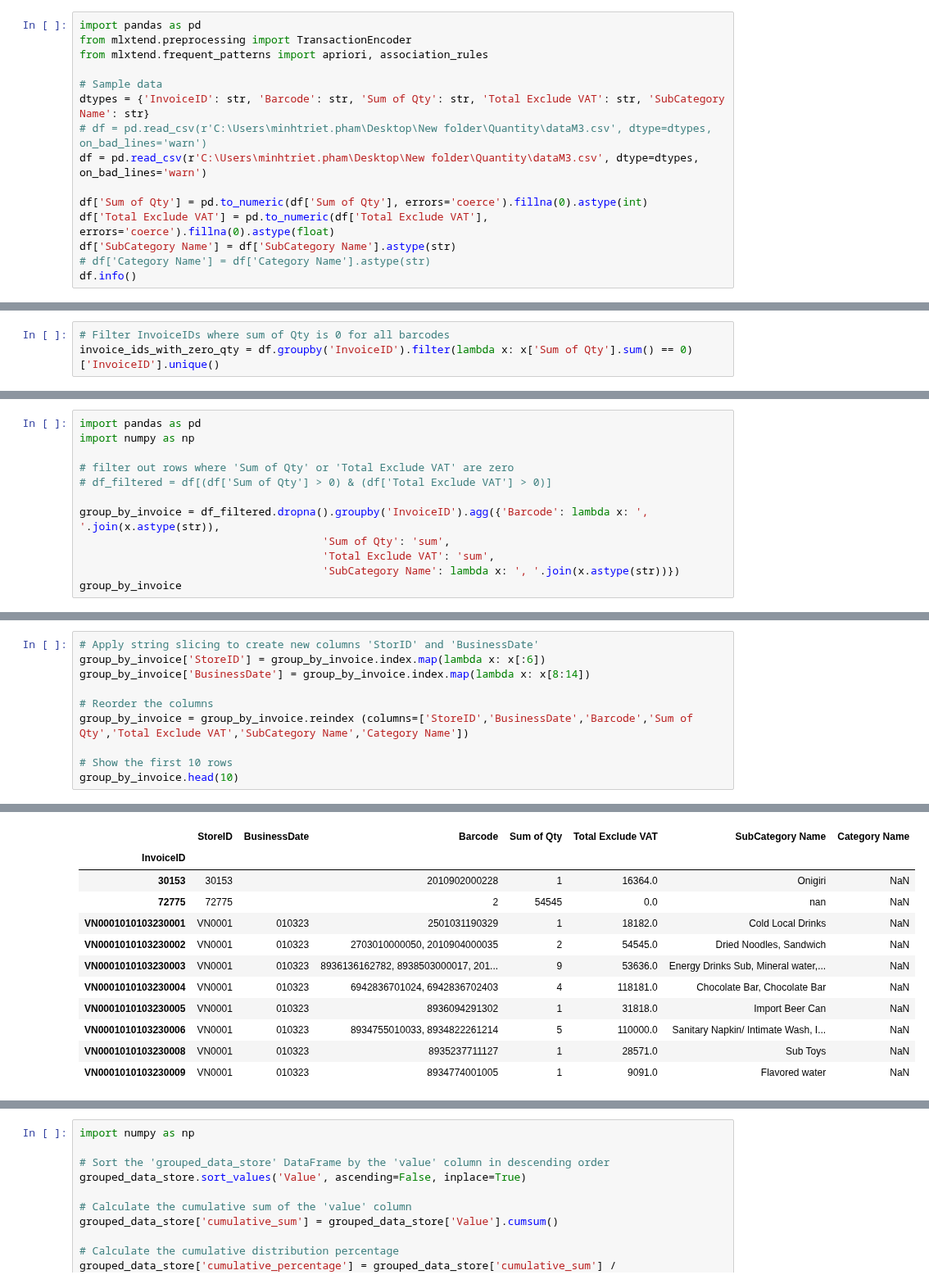
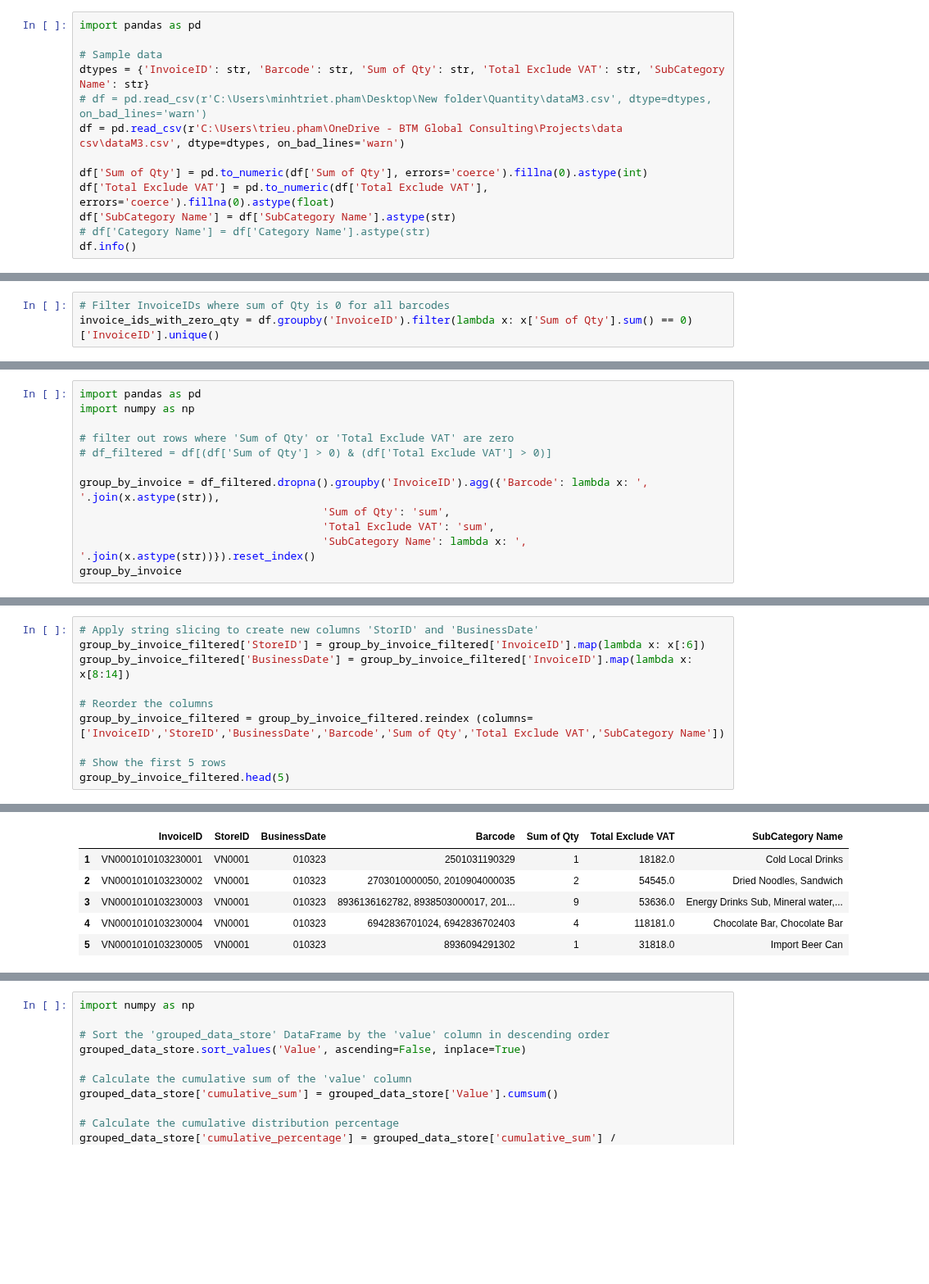
Before and after one commit to TrieuPH/python, a Jupyter notebook: Python/Data Analysis/Basket-Analysis_v3.4_Triet.ipynb, the cells around one changed output, grey strips where cells are left out. Shown at 82% size. Saved outputs shown, nothing was run; the diff lists cells and outputs as text; blank space fills up the shorter version.

```diff
--- a/Python/Data Analysis/Basket-Analysis_v3.4_Triet.ipynb
+++ b/Python/Data Analysis/Basket-Analysis_v3.4_Triet.ipynb
@@ -61,13 +61,11 @@ with concurrent.futures.ThreadPoolExecutor() as executor:
     #     executor.submit(excel2csv,file)
 # %%
 import pandas as pd
-from mlxtend.preprocessing import TransactionEncoder
-from mlxtend.frequent_patterns import apriori, association_rules
 
 # Sample data
 dtypes = {'InvoiceID': str, 'Barcode': str, 'Sum of Qty': str, 'Total Exclude VAT': str, 'SubCategory Name': str}
 # df = pd.read_csv(r'C:\Users\minhtriet.pham\Desktop\New folder\Quantity\dataM3.csv', dtype=dtypes, on_bad_lines='warn')
-df = pd.read_csv(r'C:\Users\minhtriet.pham\Desktop\New folder\Quantity\dataM3.csv', dtype=dtypes, on_bad_lines='warn')
+df = pd.read_csv(r'C:\Users\trieu.pham\OneDrive - BTM Global Consulting\Projects\data csv\dataM3.csv', dtype=dtypes, on_bad_lines='warn')
 
 df['Sum of Qty'] = pd.to_numeric(df['Sum of Qty'], errors='coerce').fillna(0).astype(int)
 df['Total Exclude VAT'] = pd.to_numeric(df['Total Exclude VAT'], errors='coerce').fillna(0).astype(float)
@@ -154,6 +152,6 @@ import numpy as np
 group_by_invoice = df_filtered.dropna().groupby('InvoiceID').agg({'Barcode': lambda x: ', '.join(x.astype(str)),
                                       'Sum of Qty': 'sum',
                                       'Total Exclude VAT': 'sum',
-                                      'SubCategory Name': lambda x: ', '.join(x.astype(str))})
+                                      'SubCategory Name': lambda x: ', '.join(x.astype(str))}).reset_index()
 group_by_invoice
 # %% [output]
@@ -369,11 +365,11 @@ grouped_data.to_csv('groupdataM3.csv')
 # %%
 # Apply string slicing to create new columns 'StorID' and 'BusinessDate'
-group_by_invoice['StoreID'] = group_by_invoice.index.map(lambda x: x[:6])
-group_by_invoice['BusinessDate'] = group_by_invoice.index.map(lambda x: x[8:14])
+group_by_invoice_filtered['StoreID'] = group_by_invoice_filtered['InvoiceID'].map(lambda x: x[:6])
+group_by_invoice_filtered['BusinessDate'] = group_by_invoice_filtered['InvoiceID'].map(lambda x: x[8:14])
 
 # Reorder the columns
-group_by_invoice = group_by_invoice.reindex (columns=['StoreID','BusinessDate','Barcode','Sum of Qty','Total Exclude VAT','SubCategory Name','Category Name'])
+group_by_invoice_filtered = group_by_invoice_filtered.reindex (columns=['InvoiceID','StoreID','BusinessDate','Barcode','Sum of Qty','Total Exclude VAT','SubCategory Name'])
 
-# Show the first 10 rows
-group_by_invoice.head(10)
+# Show the first 5 rows
+group_by_invoice_filtered.head(5)
 # %% [output]
@@ -380,12 +386,6 @@ group_by_invoice.head(10)
-|  | StoreID | BusinessDate | Barcode | Sum of Qty | Total Exclude VAT | SubCategory Name | Category Name |
-| InvoiceID |  |  |  |  |  |  |  |
-| 30153 | 30153 |  | 2010902000228 | 1 | 16364.0 | Onigiri | NaN |
-| 72775 | 72775 |  | 2 | 54545 | 0.0 | nan | NaN |
-| VN0001010103230001 | VN0001 | 010323 | 2501031190329 | 1 | 18182.0 | Cold Local Drinks | NaN |
-| VN0001010103230002 | VN0001 | 010323 | 2703010000050, 2010904000035 | 2 | 54545.0 | Dried Noodles, Sandwich | NaN |
-| VN0001010103230003 | VN0001 | 010323 | 8936136162782, 8938503000017, 201... | 9 | 53636.0 | Energy Drinks Sub, Mineral water,... | NaN |
-| VN0001010103230004 | VN0001 | 010323 | 6942836701024, 6942836702403 | 4 | 118181.0 | Chocolate Bar, Chocolate Bar | NaN |
-| VN0001010103230005 | VN0001 | 010323 | 8936094291302 | 1 | 31818.0 | Import Beer Can | NaN |
-| VN0001010103230006 | VN0001 | 010323 | 8934755010033, 8934822261214 | 5 | 110000.0 | Sanitary Napkin/ Intimate Wash, I... | NaN |
-| VN0001010103230008 | VN0001 | 010323 | 8935237711127 | 1 | 28571.0 | Sub Toys | NaN |
-| VN0001010103230009 | VN0001 | 010323 | 8934774001005 | 1 | 9091.0 | Flavored water | NaN |
+|  | InvoiceID | StoreID | BusinessDate | Barcode | Sum of Qty | Total Exclude VAT | SubCategory Name |
+| 1 | VN0001010103230001 | VN0001 | 010323 | 2501031190329 | 1 | 18182.0 | Cold Local Drinks |
+| 2 | VN0001010103230002 | VN0001 | 010323 | 2703010000050, 2010904000035 | 2 | 54545.0 | Dried Noodles, Sandwich |
+| 3 | VN0001010103230003 | VN0001 | 010323 | 8936136162782, 8938503000017, 201... | 9 | 53636.0 | Energy Drinks Sub, Mineral water,... |
+| 4 | VN0001010103230004 | VN0001 | 010323 | 6942836701024, 6942836702403 | 4 | 118181.0 | Chocolate Bar, Chocolate Bar |
+| 5 | VN0001010103230005 | VN0001 | 010323 | 8936094291302 | 1 | 31818.0 | Import Beer Can |
```
Also changed, not shown: parts of 16 cells of this notebook, 2 other files.
